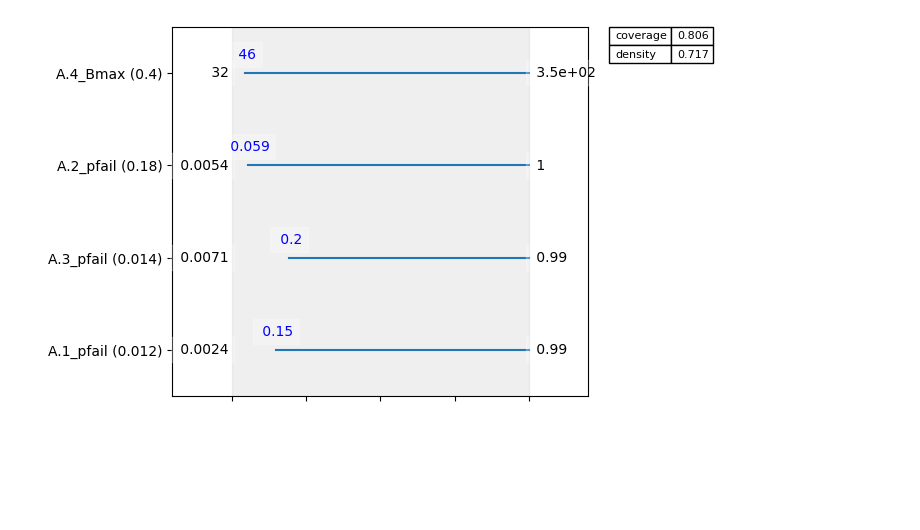
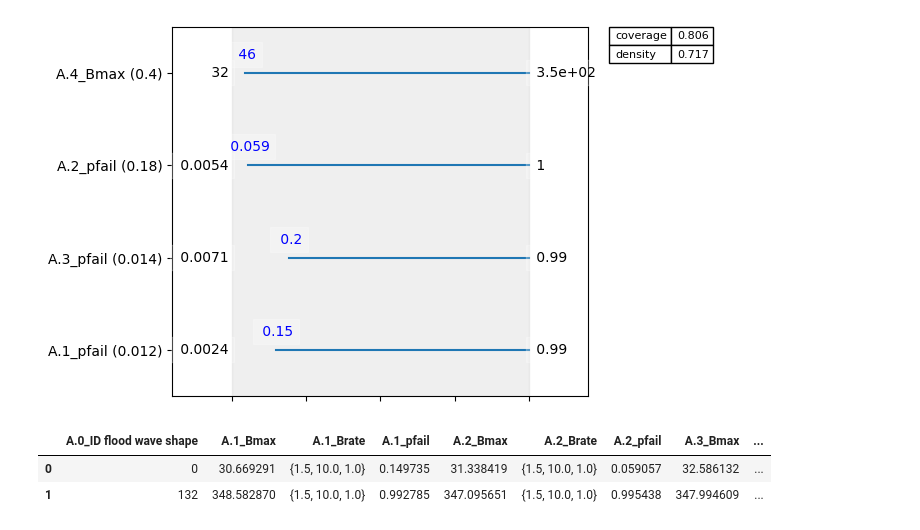
Before and after one commit to leonarddevijfde/MBD-repository, a Jupyter notebook: PRIM.ipynb, the cells around one changed output. Cells and saved outputs as stored; diff of their text form; code cells hidden in the pictures; blank space fills up the shorter version.

```diff
--- a/PRIM.ipynb
+++ b/PRIM.ipynb
@@ -67,3 +67,11 @@ box1.inspect(style='graph')
 plt.show()
 # %% [output]
 [figure]
+# %%
+# Inspect the parameter limits from the chosen box.
+limits = box1.box_lims[chosen_box_id]
+limits
+# %% [output]
+|  | A.0_ID flood wave shape | A.1_Bmax | A.1_Brate | A.1_pfail | A.2_Bmax | A.2_Brate | A.2_pfail | A.3_Bmax | ... |
+| 0 | 0 | 30.669291 | {1.5, 10.0, 1.0} | 0.149735 | 31.338419 | {1.5, 10.0, 1.0} | 0.059057 | 32.586132 | ... |
+| 1 | 132 | 348.582870 | {1.5, 10.0, 1.0} | 0.992785 | 347.095651 | {1.5, 10.0, 1.0} | 0.995438 | 347.994609 | ... |
```
